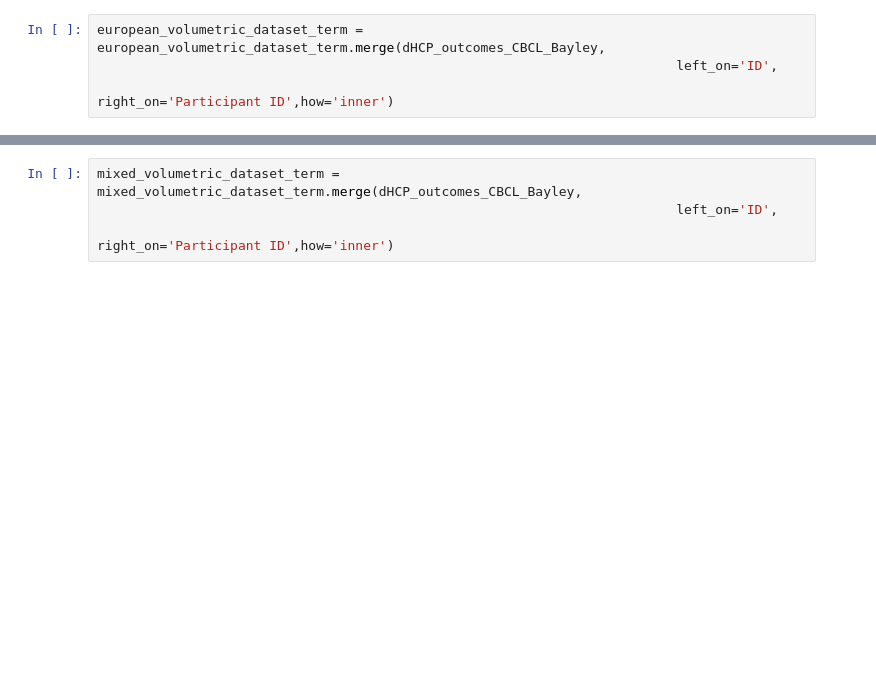
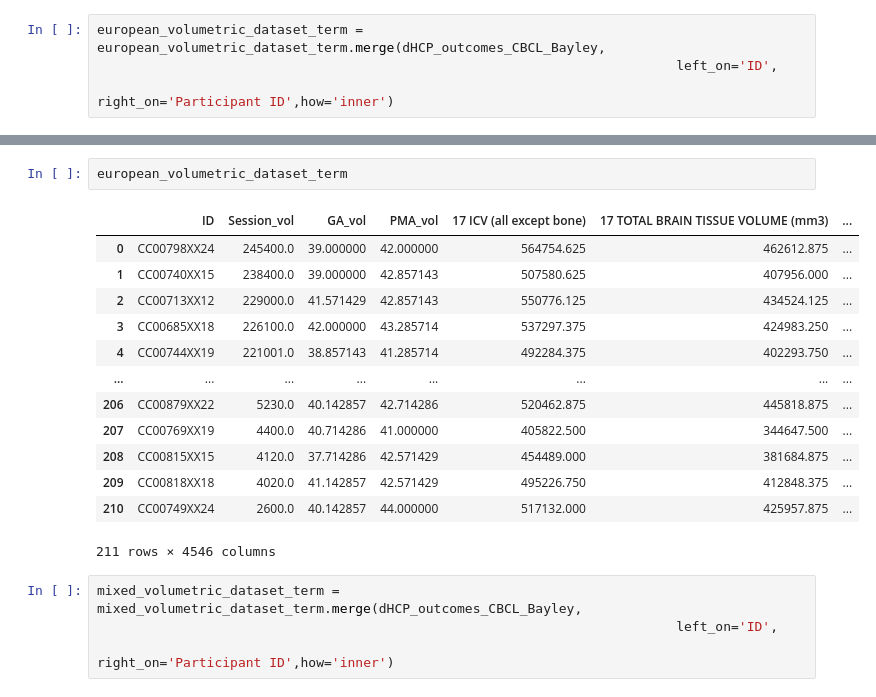
Before and after one commit to lehai-ml/dHCP_genetics, a Jupyter notebook: notebook_results/asd/7_ASD_outcome_dHCP.ipynb, the cells around one changed output, grey strips where cells are left out. Drawn from its saved outputs; the diff is of its cells as text; blank space fills up the shorter version.

```diff
--- a/notebook_results/asd/7_ASD_outcome_dHCP.ipynb
+++ b/notebook_results/asd/7_ASD_outcome_dHCP.ipynb
@@ -51,3 +69,19 @@ european_volumetric_dataset_term = european_volumetric_dataset_term.merge(dHCP_o
+# %%
+european_volumetric_dataset_term
+# %% [output]
+|  | ID | Session_vol | GA_vol | PMA_vol | 17 ICV (all except bone) | 17 TOTAL BRAIN TISSUE VOLUME (mm3) | ... |
+| 0 | CC00798XX24 | 245400.0 | 39.000000 | 42.000000 | 564754.625 | 462612.875 | ... |
+| 1 | CC00740XX15 | 238400.0 | 39.000000 | 42.857143 | 507580.625 | 407956.000 | ... |
+| 2 | CC00713XX12 | 229000.0 | 41.571429 | 42.857143 | 550776.125 | 434524.125 | ... |
+| 3 | CC00685XX18 | 226100.0 | 42.000000 | 43.285714 | 537297.375 | 424983.250 | ... |
+| 4 | CC00744XX19 | 221001.0 | 38.857143 | 41.285714 | 492284.375 | 402293.750 | ... |
+| ... | ... | ... | ... | ... | ... | ... | ... |
+| 206 | CC00879XX22 | 5230.0 | 40.142857 | 42.714286 | 520462.875 | 445818.875 | ... |
+| 207 | CC00769XX19 | 4400.0 | 40.714286 | 41.000000 | 405822.500 | 344647.500 | ... |
+| 208 | CC00815XX15 | 4120.0 | 37.714286 | 42.571429 | 454489.000 | 381684.875 | ... |
+| 209 | CC00818XX18 | 4020.0 | 41.142857 | 42.571429 | 495226.750 | 412848.375 | ... |
+| 210 | CC00749XX24 | 2600.0 | 40.142857 | 44.000000 | 517132.000 | 425957.875 | ... |
+211 rows × 4546 columns
 # %%
 mixed_volumetric_dataset_term = mixed_volumetric_dataset_term.merge(dHCP_outcomes_CBCL_Bayley,
                                                                           left_on='ID',
```
Also changed, not shown: parts of 12 cells of this notebook.
